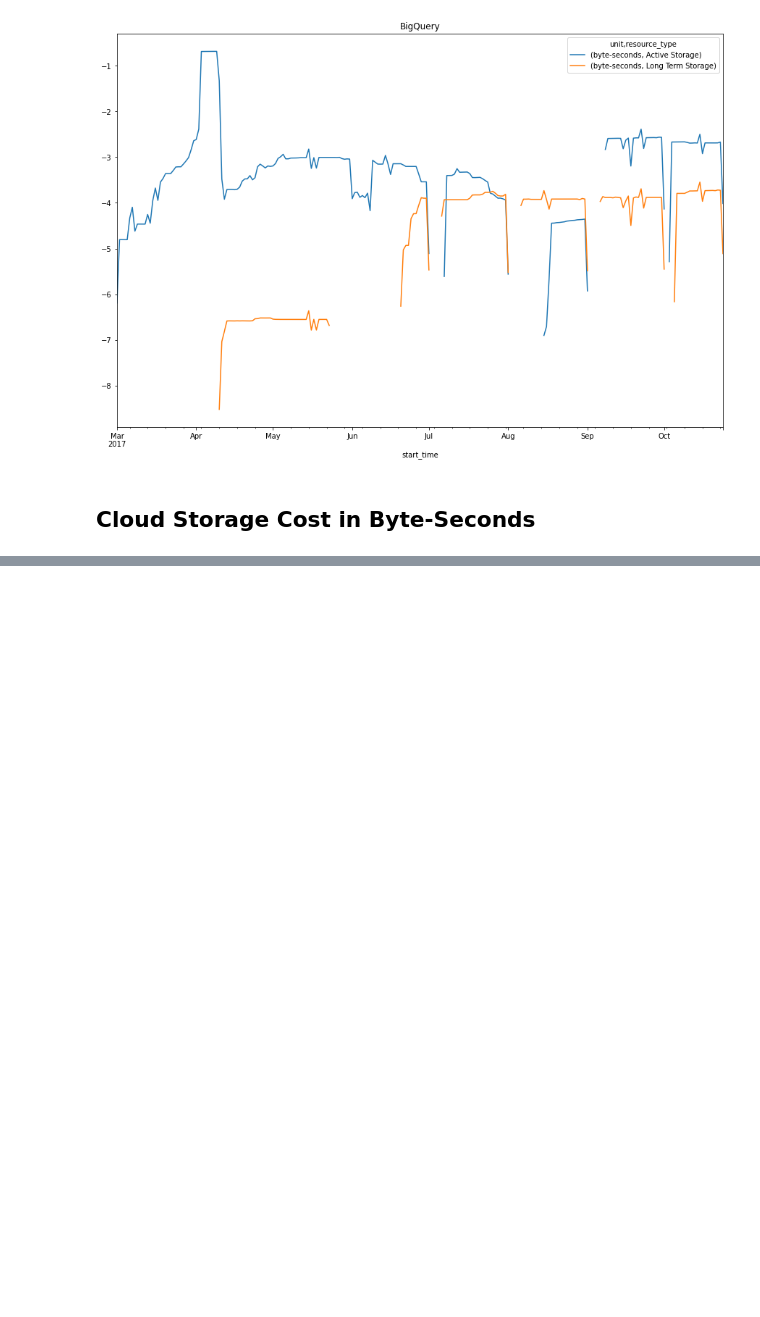
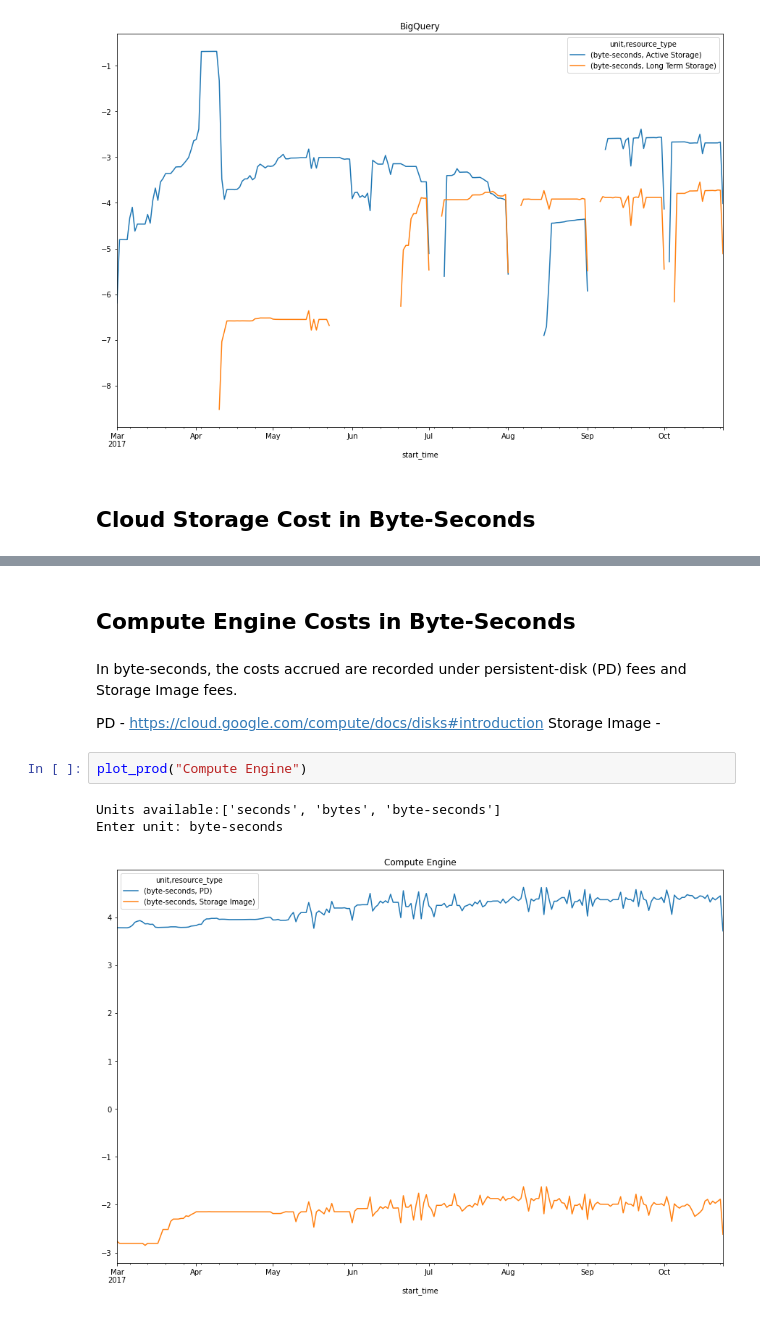
Before and after one commit to jstephenj14/gcp-billing-analysis, a Jupyter notebook: reports/Analysis.ipynb, the cells around one changed output, grey strips where cells are left out. Cells and saved outputs as stored; diff of their text form; blank space fills up the shorter version.

```diff
--- a/reports/Analysis.ipynb
+++ b/reports/Analysis.ipynb
@@ -126,0 +166,13 @@ dtype: int64
+# %% [markdown]
+## Compute Engine Costs in Byte-Seconds
+# %% [markdown]
+In byte-seconds, the costs accrued are recorded under persistent-disk (PD) fees and Storage Image fees.
+
+PD - https://cloud.google.com/compute/docs/disks#introduction
+Storage Image -
+# %%
+plot_prod("Compute Engine")
+# %% [output]
+Units available:['seconds', 'bytes', 'byte-seconds']
+Enter unit: byte-seconds
+[figure, added]
```
Also changed, not shown: parts of 19 cells of this notebook.
